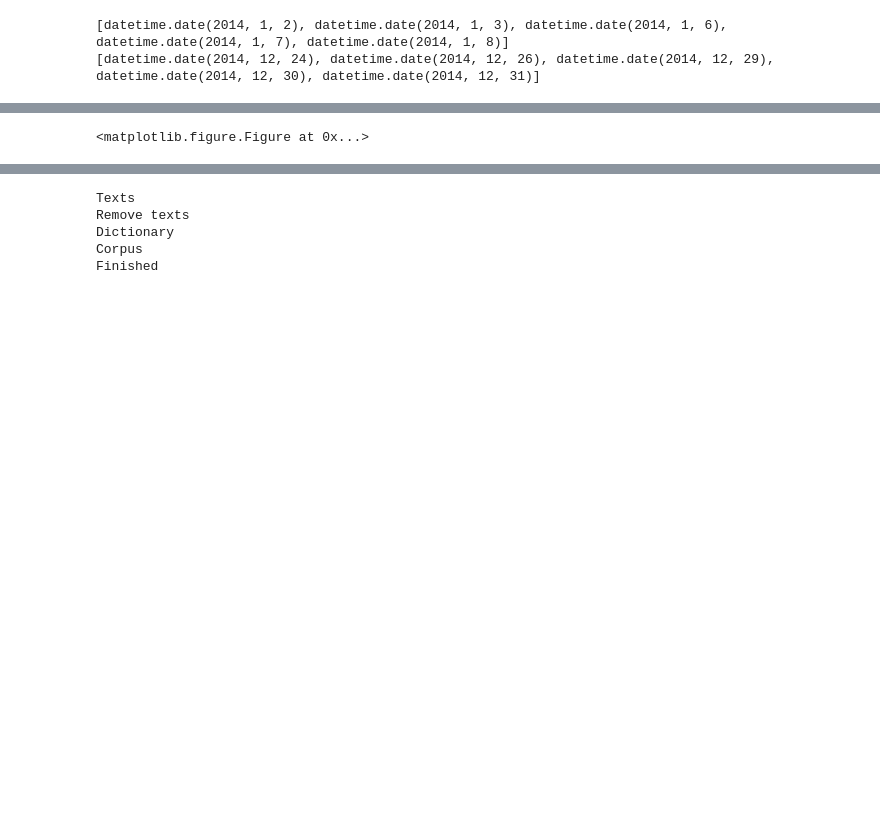
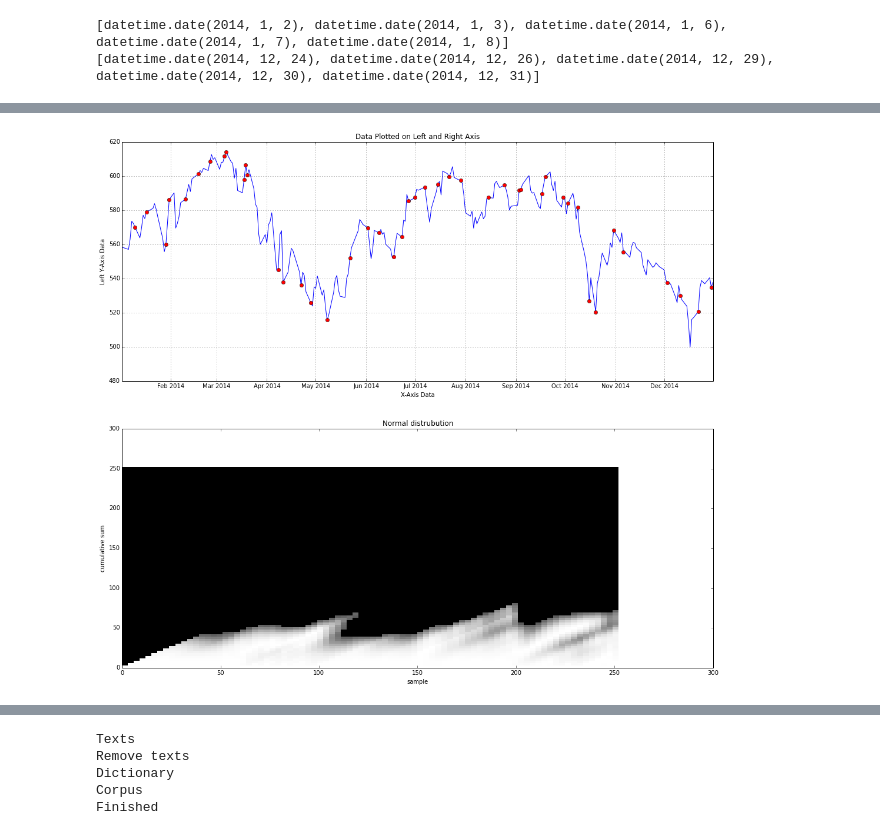
Before and after one commit to carpedm20/notebooks, a Jupyter notebook: Run length.ipynb, the cells around one changed output, grey strips where cells are left out. Drawn from its saved outputs; the diff is of its cells as text; code cells hidden in the pictures; blank space fills up the shorter version.

```diff
--- a/Run length.ipynb
+++ b/Run length.ipynb
@@ -59,40 +54,37 @@ import matplotlib.dates as dt
 fig = plt.figure(figsize=(18,16))
 
 ax1 = fig.add_subplot(2,1,1)
-fig.gca().xaxis.set_major_formatter(dt.DateFormatter('%m/%d/%Y'))
-fig.gca().xaxis.set_major_locator(dt.DayLocator())
 ax1.plot(dates, data)
-plt.gcf().autofmt_xdate()
 grid(True)
 
 changes = []
 
 for idx in xrange(1, len(maxes[:,0])-1):
     previous = maxes[idx-1][0]
     current = maxes[idx][0]
 
     if previous > current:
-        ax1.plot(idx-1,data[idx-1], 'ro')
+        ax1.plot(dates[idx-1],data[idx-1], 'ro')
         changes.append(idx-1)
 
 ax1.set_ylabel("Left Y-Axis Data")
 ax1.set_xlabel("X-Axis Data")
 ax1.set_title("Data Plotted on Left and Right Axis")
 
 ax2 = fig.add_subplot(2, 1, 2)
 sparsity = 3
 ax2.pcolor(np.array(xrange(0, len(R[:,0]), sparsity)),
           np.array(xrange(0, len(R[:,0]), sparsity)),
           -np.log(R[0:-1:sparsity, 0:-1:sparsity]),
           cmap=cm.Greys, vmin=0, vmax=1000)
 
 ax2.set_xlabel('sample')
 ax2.set_ylabel('cumulative sum')
 ax2.set_title("Normal distrubution")
 
 show()
 # %% [output]
-<matplotlib.figure.Figure at 0x...>
+[figure, added]
 # %%
 from glob import glob
 import json
```
Also changed, not shown: parts of 6 cells of this notebook.
